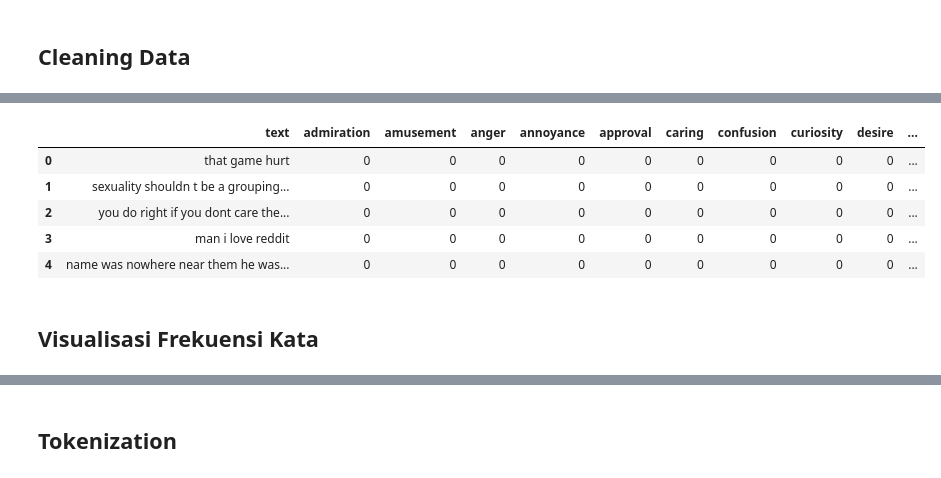
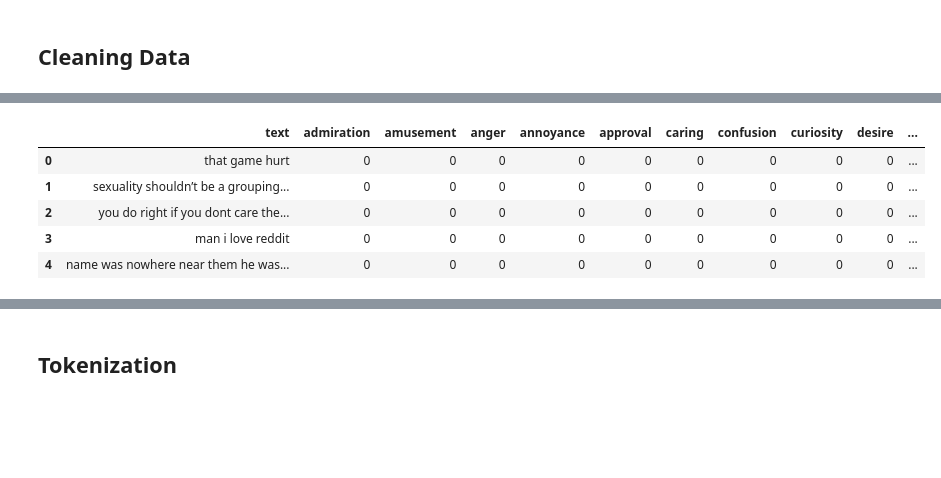
Before and after one commit to romualnaibaho/SG-Multi-Label-Emotion-Classification, a Jupyter notebook: SquidGame_PBA.ipynb, the cells around one changed output, grey strips where cells are left out. Saved outputs shown, nothing was run; the diff lists cells and outputs as text; code cells hidden in the pictures; blank space fills up the shorter version.

```diff
--- a/SquidGame_PBA.ipynb
+++ b/SquidGame_PBA.ipynb
@@ -70,13 +81,12 @@ def clean_text(text):
 # %%
-feats_df['text'] = feats_df['text'].apply(lambda x: clean_text(x))
+# Mengubah ke huruf kecil
+
+feats_df['text']= feats_df['text'].apply(lambda x: x.lower())
+feats_df.head()
+# %% [output]
+|  | text | admiration | amusement | anger | annoyance | approval | caring | confusion | curiosity | desire | ... |
+| 0 | that game hurt | 0 | 0 | 0 | 0 | 0 | 0 | 0 | 0 | 0 | ... |
+| 1 | sexuality shouldn’t be a grouping... | 0 | 0 | 0 | 0 | 0 | 0 | 0 | 0 | 0 | ... |
+| 2 | you do right if you dont care the... | 0 | 0 | 0 | 0 | 0 | 0 | 0 | 0 | 0 | ... |
+| 3 | man i love reddit | 0 | 0 | 0 | 0 | 0 | 0 | 0 | 0 | 0 | ... |
+| 4 | name was nowhere near them he was... | 0 | 0 | 0 | 0 | 0 | 0 | 0 | 0 | 0 | ... |
-# %%
-feats_df.head()
-# %% [output]
-|  | text | admiration | amusement | anger | annoyance | approval | caring | confusion | curiosity | desire | ... |
-| 0 | that game hurt | 0 | 0 | 0 | 0 | 0 | 0 | 0 | 0 | 0 | ... |
-| 1 | sexuality shouldn t be a grouping... | 0 | 0 | 0 | 0 | 0 | 0 | 0 | 0 | 0 | ... |
-| 2 | you do right if you dont care the... | 0 | 0 | 0 | 0 | 0 | 0 | 0 | 0 | 0 | ... |
-| 3 | man i love reddit | 0 | 0 | 0 | 0 | 0 | 0 | 0 | 0 | 0 | ... |
-| 4 | name was nowhere near them he was... | 0 | 0 | 0 | 0 | 0 | 0 | 0 | 0 | 0 | ... |
-# %% [markdown]
-## Visualisasi Frekuensi Kata
```
Also changed, not shown: parts of 29 cells of this notebook.
